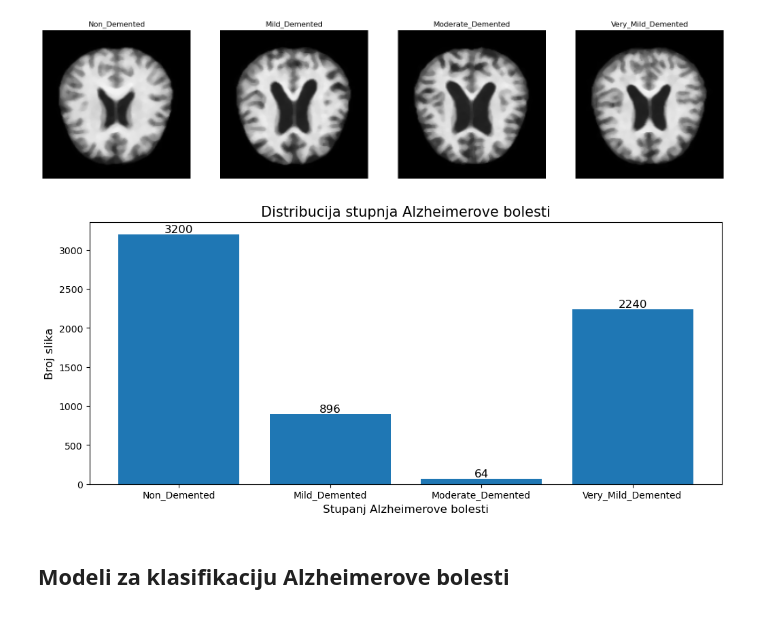
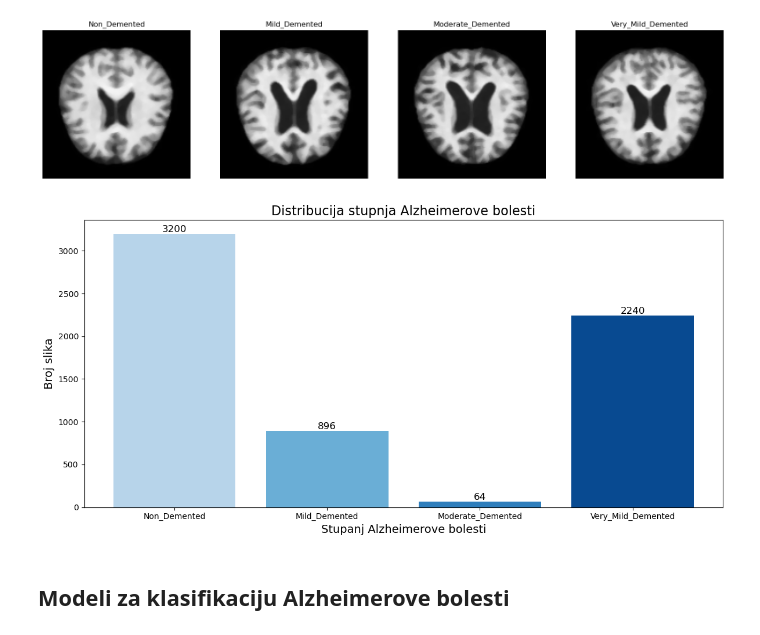
Before and after one commit to MajaJuri/Alzheimer-Detection, a Jupyter notebook: Detekcija Alzheimerove bolesti na MRI slikama mozga.ipynb, the cells around one changed output. Saved outputs shown, nothing was run; the diff lists cells and outputs as text; code cells hidden in the pictures.

```diff
--- a/Detekcija Alzheimerove bolesti na MRI slikama mozga.ipynb
+++ b/Detekcija Alzheimerove bolesti na MRI slikama mozga.ipynb
@@ -59,3 +44,26 @@ for label in labels:
+# %%
+def ucitaj_podatke(image_size):
+    X = []
+    Y = []
+    for label in labels:
+        folderPath = os.path.join('Data', 'Dataset', label)
+        for im in tqdm(os.listdir(folderPath)):
+            img = cv2.imread(folderPath + "\\" + im)
+            img = cv2.resize(img, (image_size, image_size))
+            img = cv2.normalize(img, img, 0, 255, cv2.NORM_MINMAX)
+            img = cv2.medianBlur(img, 5)
+            X.append(img)
+            Y.append(label)
+    X = np.array(X)
+    Y = np.array(Y)
+    return X, Y
+# %%
+image_size = 150
+
+X, Y = ucitaj_podatke(image_size)
+
+X = np.array(X)
+Y = np.array(Y)
 # %%
 X = np.array(X)
 Y = np.array(Y)
@@ -78,19 +86,20 @@ for label in labels:
 # %%
 counter = Counter(Y)
 freqs = [counter[label] for label in labels]
 
-fig, ax = plt.subplots(figsize=(12, 5))
+fig, ax = plt.subplots(figsize=(12, 6))
 
-bars = plt.bar(labels, freqs)
-ax.bar_label(bars, size=12)
+bars = plt.bar(labels, freqs, color=plt.cm.Blues(np.linspace(0.3, 0.9, len(labels))))
+ax.bar_label(bars, fontsize=12, fmt='%d')
 
-ax.set_xlabel("Stupanj Alzheimerove bolesti", fontsize=12)
-ax.set_ylabel("Broj slika", fontsize=12)
-ax.set_title("Distribucija stupnja Alzheimerove bolesti", fontsize=15)
+ax.set_xlabel("Stupanj Alzheimerove bolesti", fontsize=14)
+ax.set_ylabel("Broj slika", fontsize=14)
+ax.set_title("Distribucija stupnja Alzheimerove bolesti", fontsize=16)
 
+plt.tight_layout()
 plt.show()
 # %% [output]
-[figure, old version]
+[figure, new version]
 # %% [markdown]
 ## Modeli za klasifikaciju Alzheimerove bolesti
 # %% [markdown]
```
Also changed, not shown: parts of 42 cells of this notebook, 2 other files.
